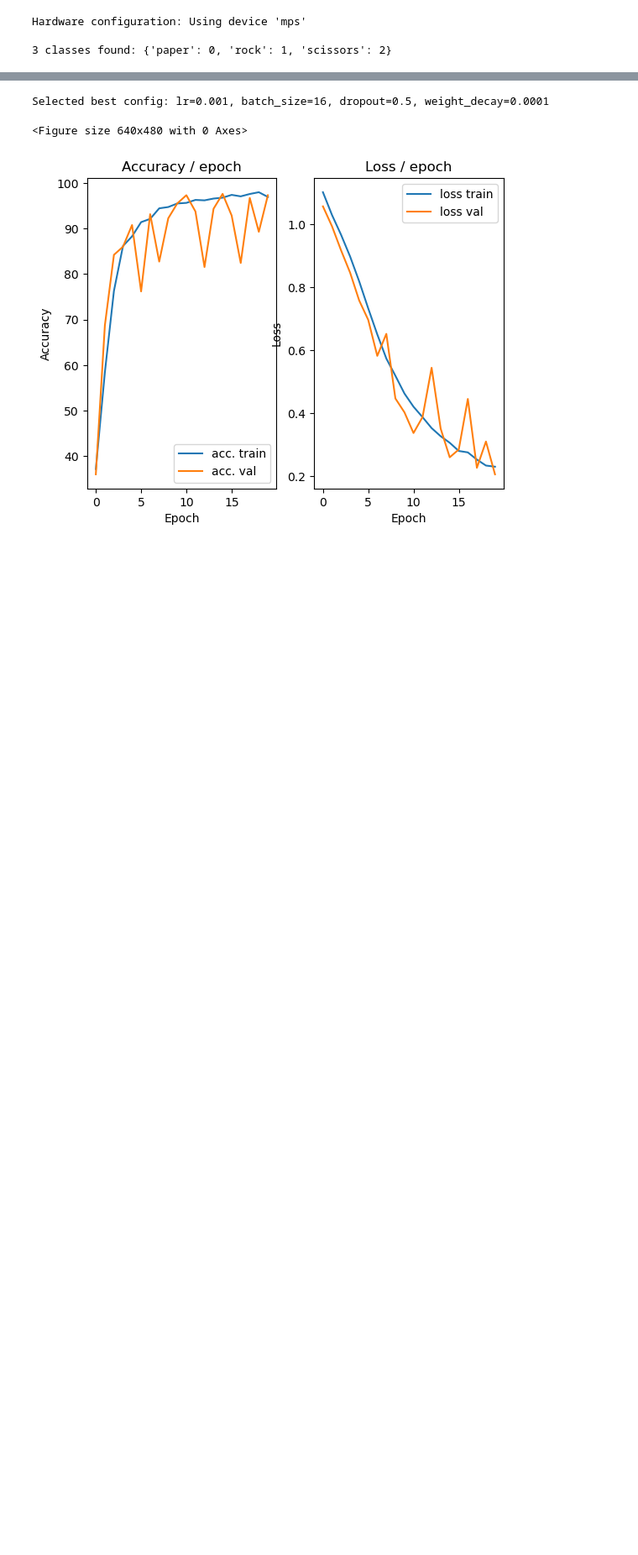
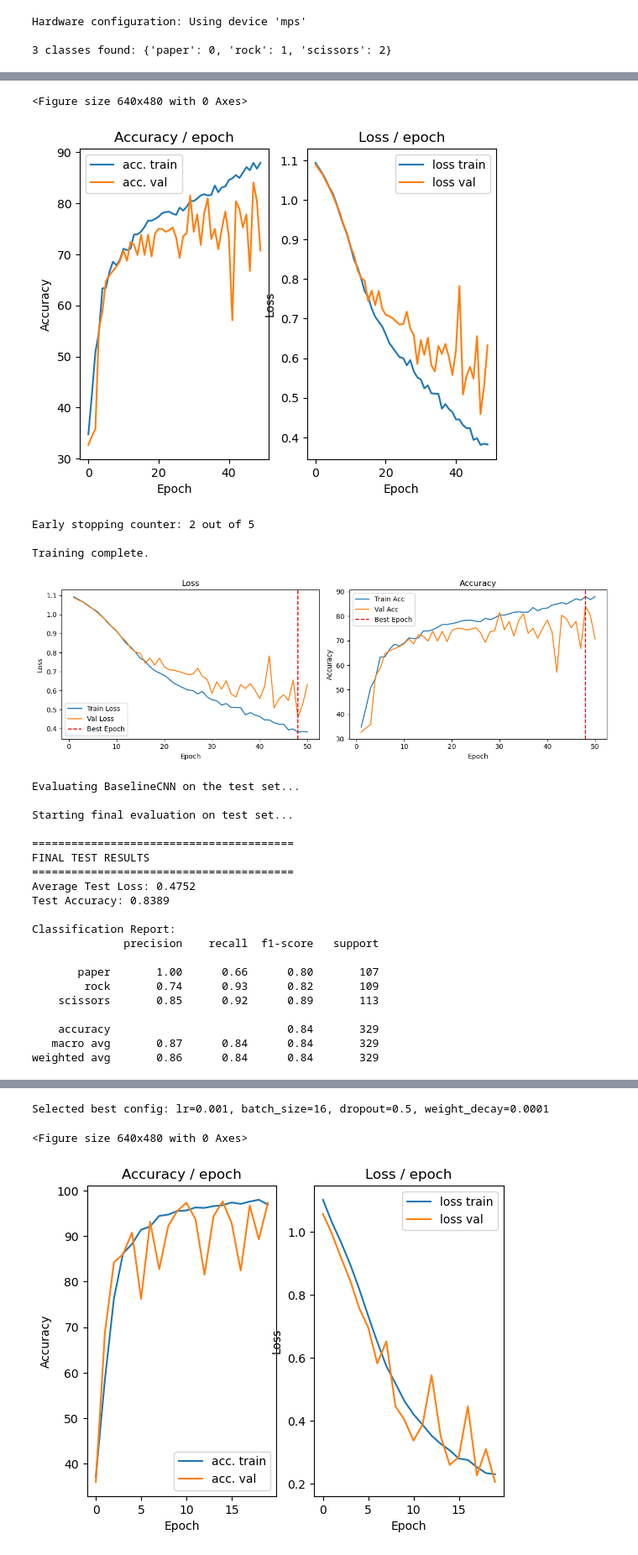
Before and after one commit to gabrieelsky/rps-cnn, a Jupyter notebook: main.ipynb, the cells around one changed output, grey strips where cells are left out. Shown at 84% size. Drawn from its saved outputs; the diff is of its cells as text; code cells hidden in the pictures; blank space fills up the shorter version.

```diff
--- a/main.ipynb
+++ b/main.ipynb
@@ -42,33 +86,61 @@ Hardware configuration: Using device 'mps'
 # %%
-train_loader, val_loader, test_loader, _ = create_dataloaders(RAW_DATA_DIR, batch_size=32)
-
-model = BaselineCNN(num_classes=num_classes, input_shape=(3, IMG_HEIGHT, IMG_WIDTH)).to(device)
-criterion = nn.CrossEntropyLoss()
-optimizer = torch.optim.SGD(model.parameters(), lr=1e-3, weight_decay=1e-4)
-
-print(f"\nStarting BaselineCNN training with fixed defaults...")
+print("\nStarting BaselineCNN training with fixed defaults...")
 
 model, history = train_model(
     model=model,
     train_loader=train_loader,
     val_loader=val_loader,
     criterion=criterion,
     optimizer=optimizer,
     device=device,
     num_epochs=50,
     patience=5,
     min_delta=1e-4
 )
 
+plot_learning_curves(history)
+
 print("\nEvaluating BaselineCNN on the test set...")
-test_loss, all_preds, all_labels = evaluate_model(
+test_loss, test_acc, all_preds, all_labels = evaluate_model(
     model=model,
     test_loader=test_loader,
     criterion=criterion,
     device=device,
     class_mapping=class_mapping,
-)
+ )
+
+class_names = [name for name, idx in sorted(class_mapping.items(), key=lambda item: item[1])]
+print_classification_report(all_labels, all_preds, class_names)
+plot_confusion_matrix(all_labels, all_preds, class_names)
+show_misclassified_grid(test_loader.dataset, all_labels, all_preds, class_names, grid=(2, 4))
 
 save_path = os.path.join(MODELS_DIR, "baseline_cnn.pth")
 torch.save(model.state_dict(), save_path)
 print(f"\nBaselineCNN weights successfully saved to {save_path}")
+# %% [output]
+<Figure size 640x480 with 0 Axes>
+[figure, added]
+Early stopping counter: 2 out of 5
+
+Training complete.
+[figure, added]
+Evaluating BaselineCNN on the test set...
+
+Starting final evaluation on test set...
+
+========================================
+FINAL TEST RESULTS
+========================================
+Average Test Loss: 0.4752
+Test Accuracy: 0.8389
+
+Classification Report:
+              precision    recall  f1-score   support
+
+       paper       1.00      0.66      0.80       107
+        rock       0.74      0.93      0.82       109
+    scissors       0.85      0.92      0.89       113
+
+    accuracy                           0.84       329
+   macro avg       0.87      0.84      0.84       329
+weighted avg       0.86      0.84      0.84       329
```
Also changed, not shown: parts of 8 cells of this notebook, 3 other files.
